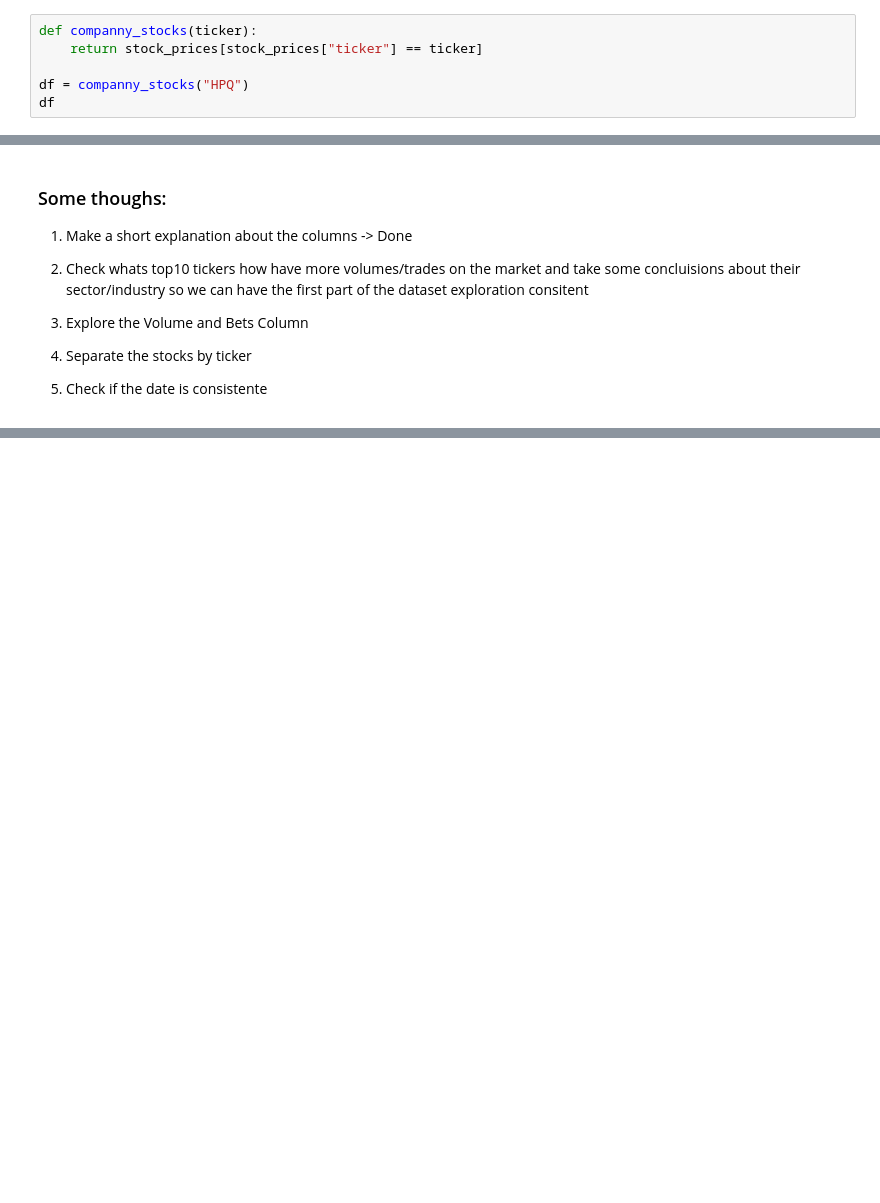
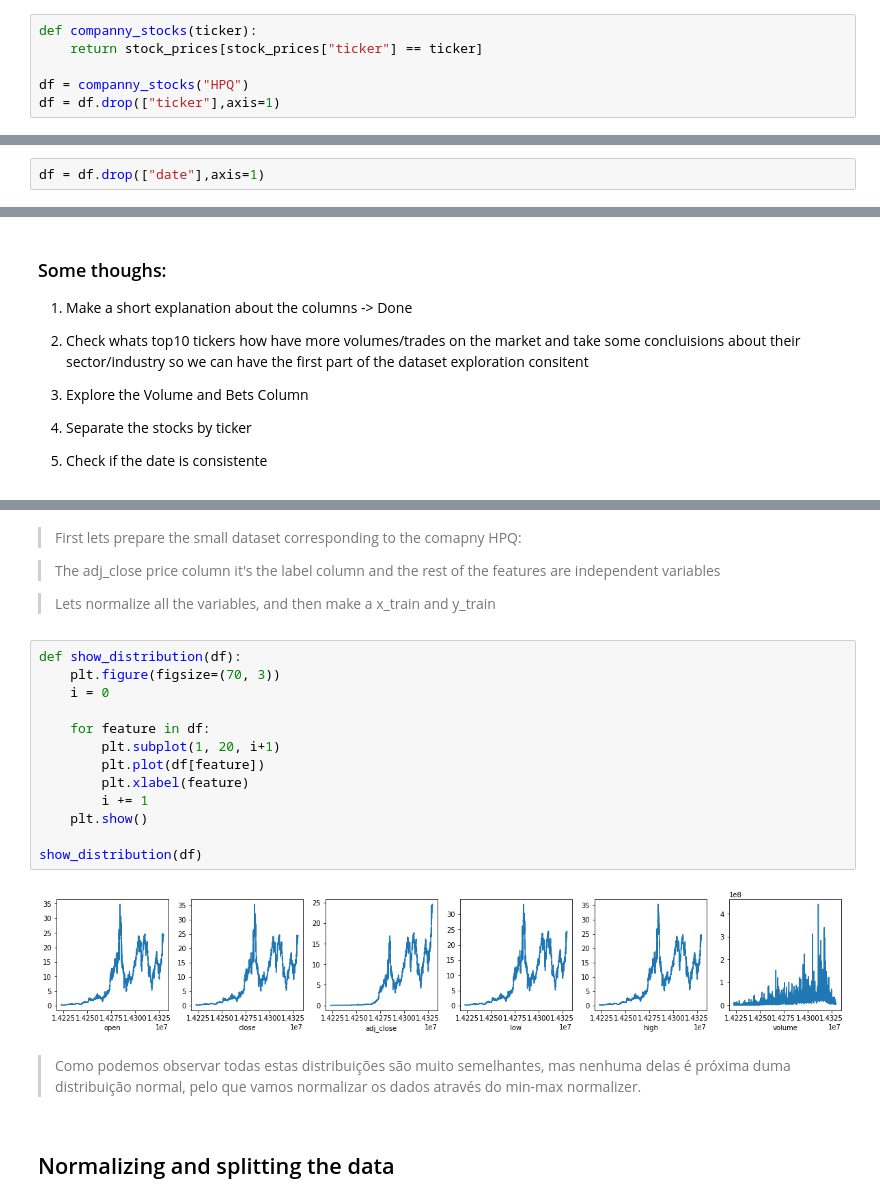
Before and after one commit to GuilhermeViveiros/Stock-Prices, a Jupyter notebook: Predicting Stock Prices.ipynb, the cells around one changed output, grey strips where cells are left out. Cells and saved outputs as stored; diff of their text form; blank space fills up the shorter version.

```diff
--- a/Predicting Stock Prices.ipynb
+++ b/Predicting Stock Prices.ipynb
@@ -514,4 +532,4 @@ def companny_stocks(ticker):
     return stock_prices[stock_prices["ticker"] == ticker]
 
 df = companny_stocks("HPQ")
-df
+df = df.drop(["ticker"],axis=1)
@@ -532 +560,3 @@ df
+# %%
+df = df.drop(["date"],axis=1)
 # %% [markdown]
@@ -552,0 +588,25 @@ stocks[stocks['ticker'] == 'HPQ']
+# %% [markdown]
+> First lets prepare the small dataset corresponding to the comapny HPQ:
+
+> The adj_close price column it's the label column and the rest of the features are independent variables
+
+> Lets normalize all the variables, and then make a x_train and y_train
+# %%
+def show_distribution(df):
+    plt.figure(figsize=(70, 3))
+    i = 0
+
+    for feature in df:
+        plt.subplot(1, 20, i+1)
+        plt.plot(df[feature])
+        plt.xlabel(feature)
+        i += 1
+    plt.show()
+
+show_distribution(df)
+# %% [output]
+[figure, added]
+# %% [markdown]
+> Como podemos observar todas estas distribuições são muito semelhantes, mas nenhuma delas é próxima duma distribuição normal, pelo que vamos normalizar os dados através do min-max normalizer.
+# %% [markdown]
+## Normalizing and splitting the data
```
Also changed, not shown: parts of 18 cells of this notebook.
